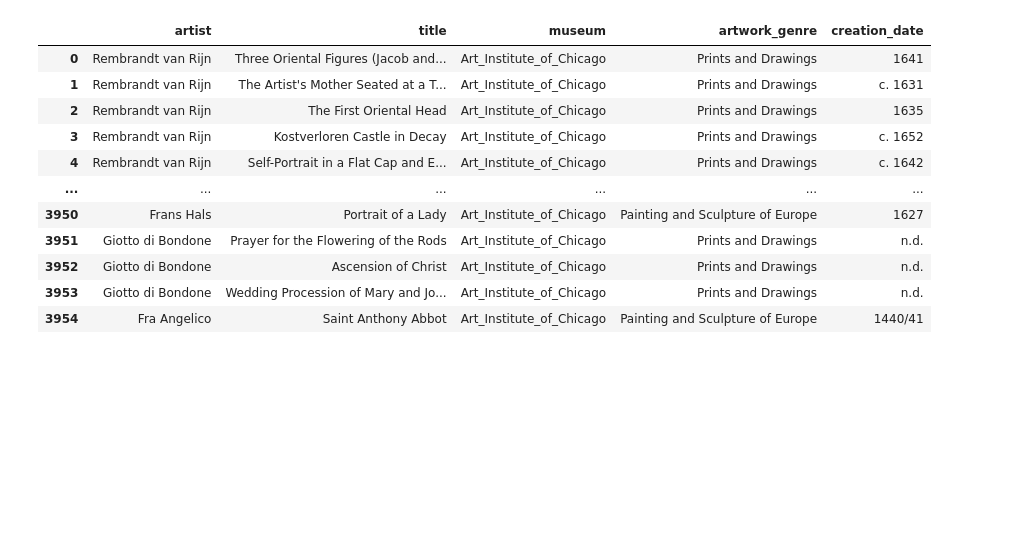
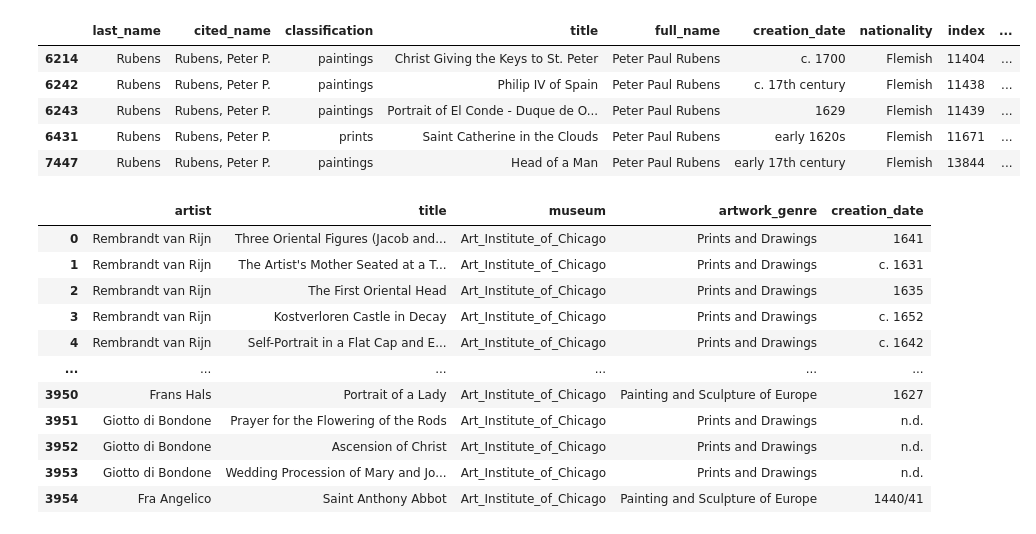
Before and after one commit to RPleasnick/project-3, a Jupyter notebook: further_clean.ipynb, the cells around one changed output. Drawn from its saved outputs; the diff is of its cells as text; code cells hidden in the pictures; blank space fills up the shorter version.

```diff
--- a/further_clean.ipynb
+++ b/further_clean.ipynb
@@ -29,3 +31,13 @@ carnegie_df.loc[carnegie_df['full_name'] == 'Sir Peter Paul Rubens', :]
+# %%
+# verify artist name does not exactly match as written in 101.csv
+carnegie_df.loc[carnegie_df['full_name'] == 'Peter Paul Rubens', :]
+# %% [output]
+|  | last_name | cited_name | classification | title | full_name | creation_date | nationality | index | ... |
+| 6214 | Rubens | Rubens, Peter P. | paintings | Christ Giving the Keys to St. Peter | Peter Paul Rubens | c. 1700 | Flemish | 11404 | ... |
+| 6242 | Rubens | Rubens, Peter P. | paintings | Philip IV of Spain | Peter Paul Rubens | c. 17th century | Flemish | 11438 | ... |
+| 6243 | Rubens | Rubens, Peter P. | paintings | Portrait of El Conde - Duque de O... | Peter Paul Rubens | 1629 | Flemish | 11439 | ... |
+| 6431 | Rubens | Rubens, Peter P. | prints | Saint Catherine in the Clouds | Peter Paul Rubens | early 1620s | Flemish | 11671 | ... |
+| 7447 | Rubens | Rubens, Peter P. | paintings | Head of a Man | Peter Paul Rubens | early 17th century | Flemish | 13844 | ... |
 # %%
 # initial sorting by last name created false entries with multiple entires with same last name,
 # switch sorting to full name, then need to conform full name to as listed in top 101.csv --
```
Also changed, not shown: parts of 24 cells of this notebook, 5 other files.
